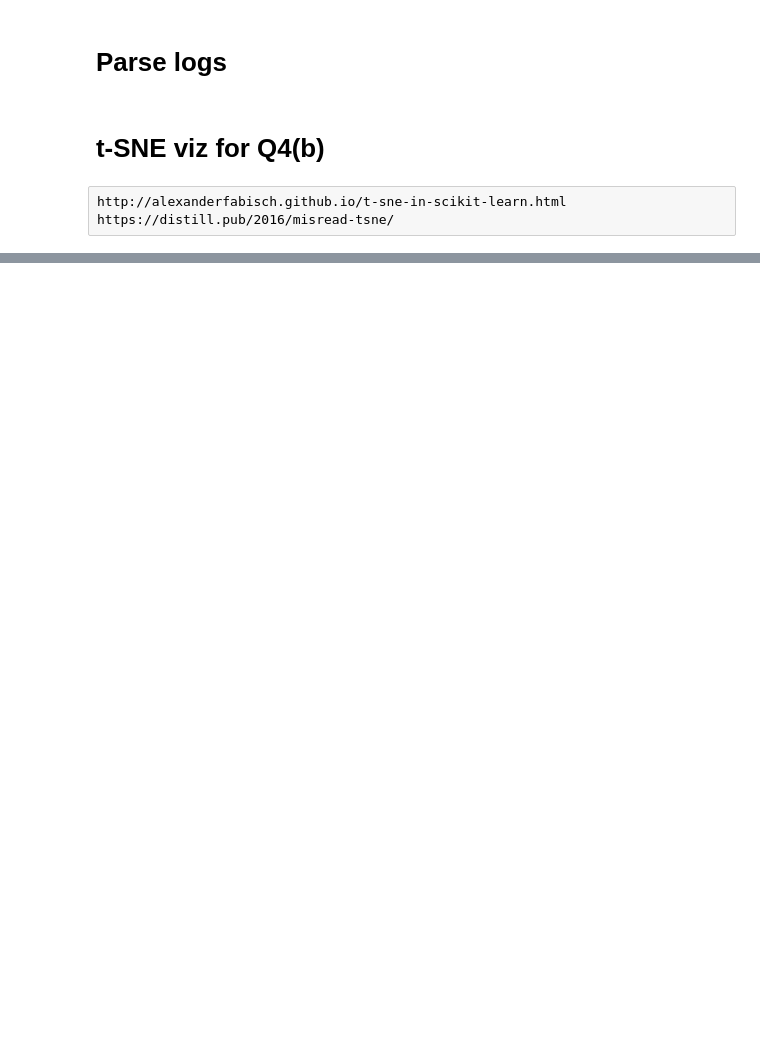
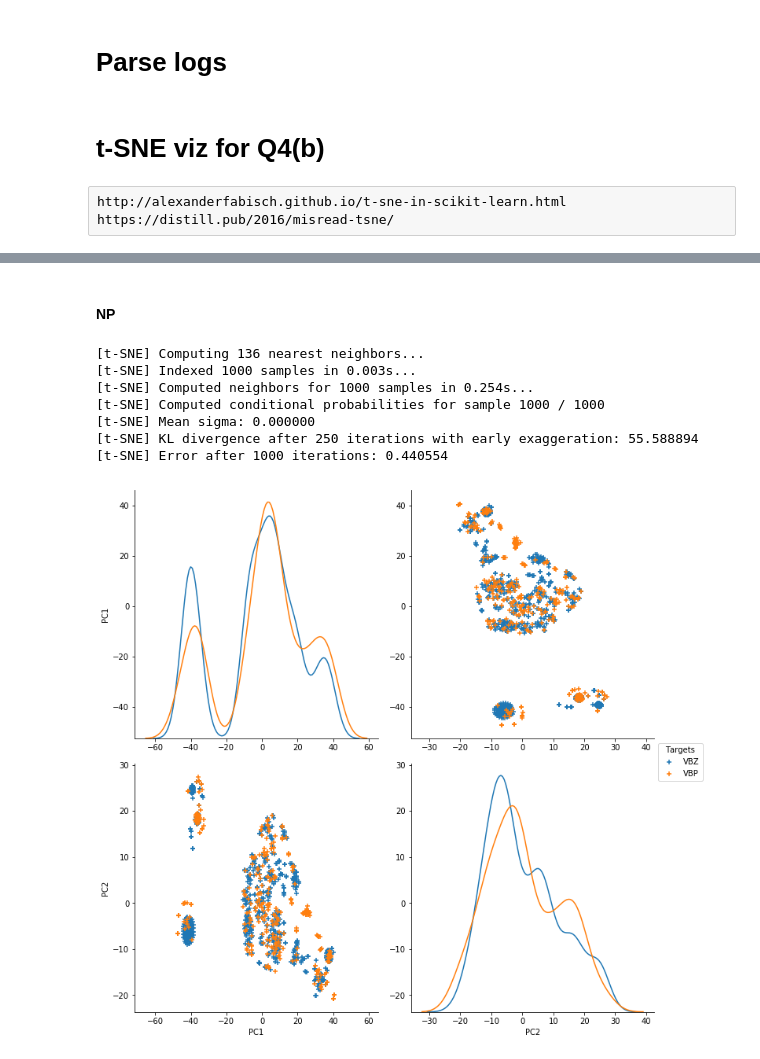
Before and after one commit to veskoch/UoE-nlu, a Jupyter notebook: support code.ipynb, the cells around one changed output, grey strips where cells are left out. Drawn from its saved outputs; the diff is of its cells as text; code cells hidden in the pictures; blank space fills up the shorter version.

```diff
--- a/support code.ipynb
+++ b/support code.ipynb
@@ -145,3 +147,20 @@ viz(a_hidd, targets=targets, perplexity=32)
+# %% [markdown]
+#### NP
+# %%
+a_hidd = np.load('./Q4(b)/Q3 activations_hidd_layer_dev_np.npy')
+targets = np.load('./Q4(b)/targets_dev_np.npy').flatten()
+targets[targets == 0] = 'VBZ'
+targets[targets == 1] = 'VBP'
+viz(a_hidd, targets=targets, perplexity=45)
+# %% [output]
+[t-SNE] Computing 136 nearest neighbors...
+[t-SNE] Indexed 1000 samples in 0.003s...
+[t-SNE] Computed neighbors for 1000 samples in 0.254s...
+[t-SNE] Computed conditional probabilities for sample 1000 / 1000
+[t-SNE] Mean sigma: 0.000000
+[t-SNE] KL divergence after 250 iterations with early exaggeration: 55.588894
+[t-SNE] Error after 1000 iterations: 0.440554
+[figure, added]
 # %%
 # U = np.load('./Q2/rnn.U (50 hidd, 2 steps, 1.5 learn rate).npy')
 # viz(U, type='TSNE')
```
Also changed, not shown: parts of 4 cells of this notebook.
